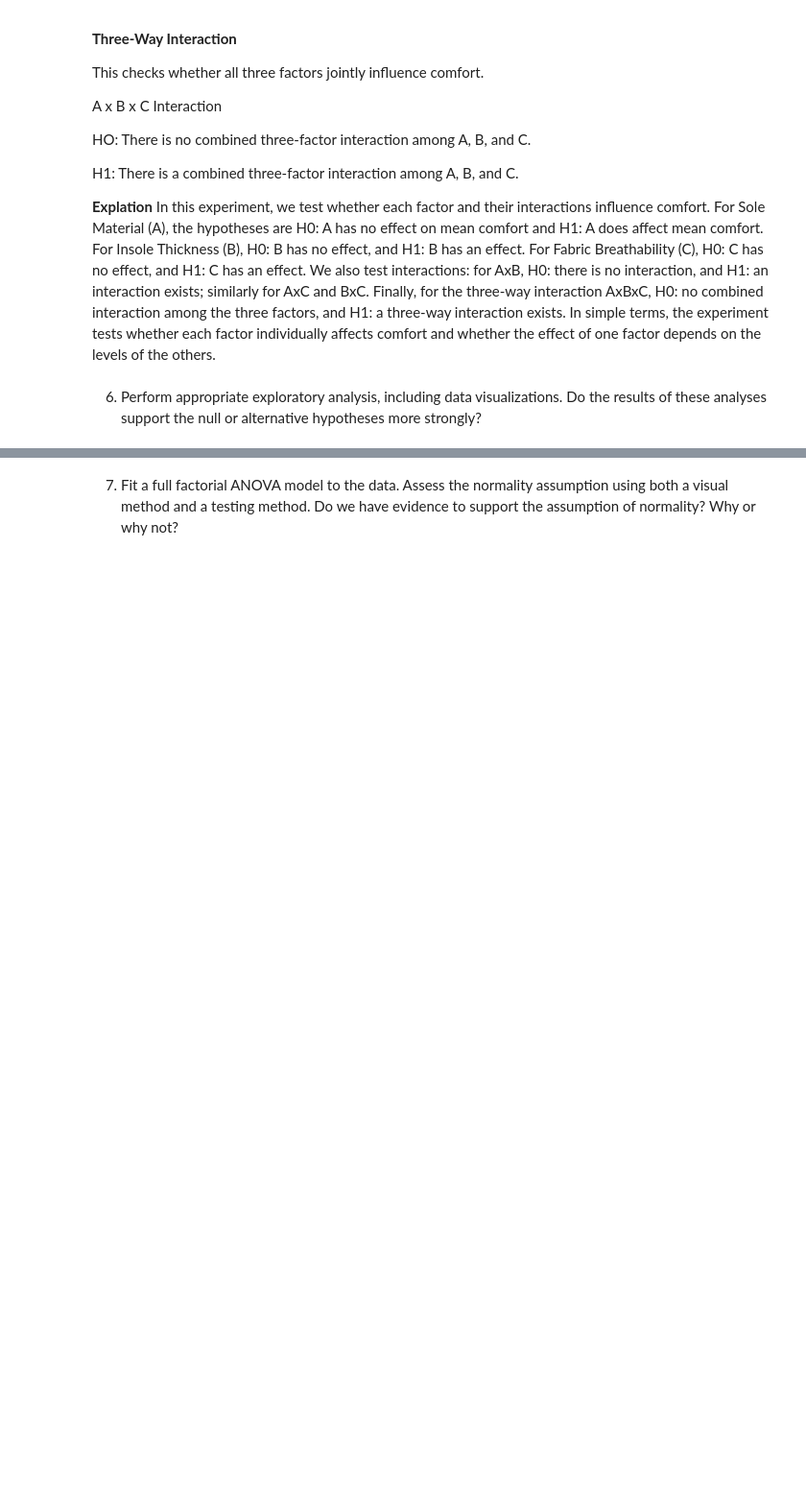
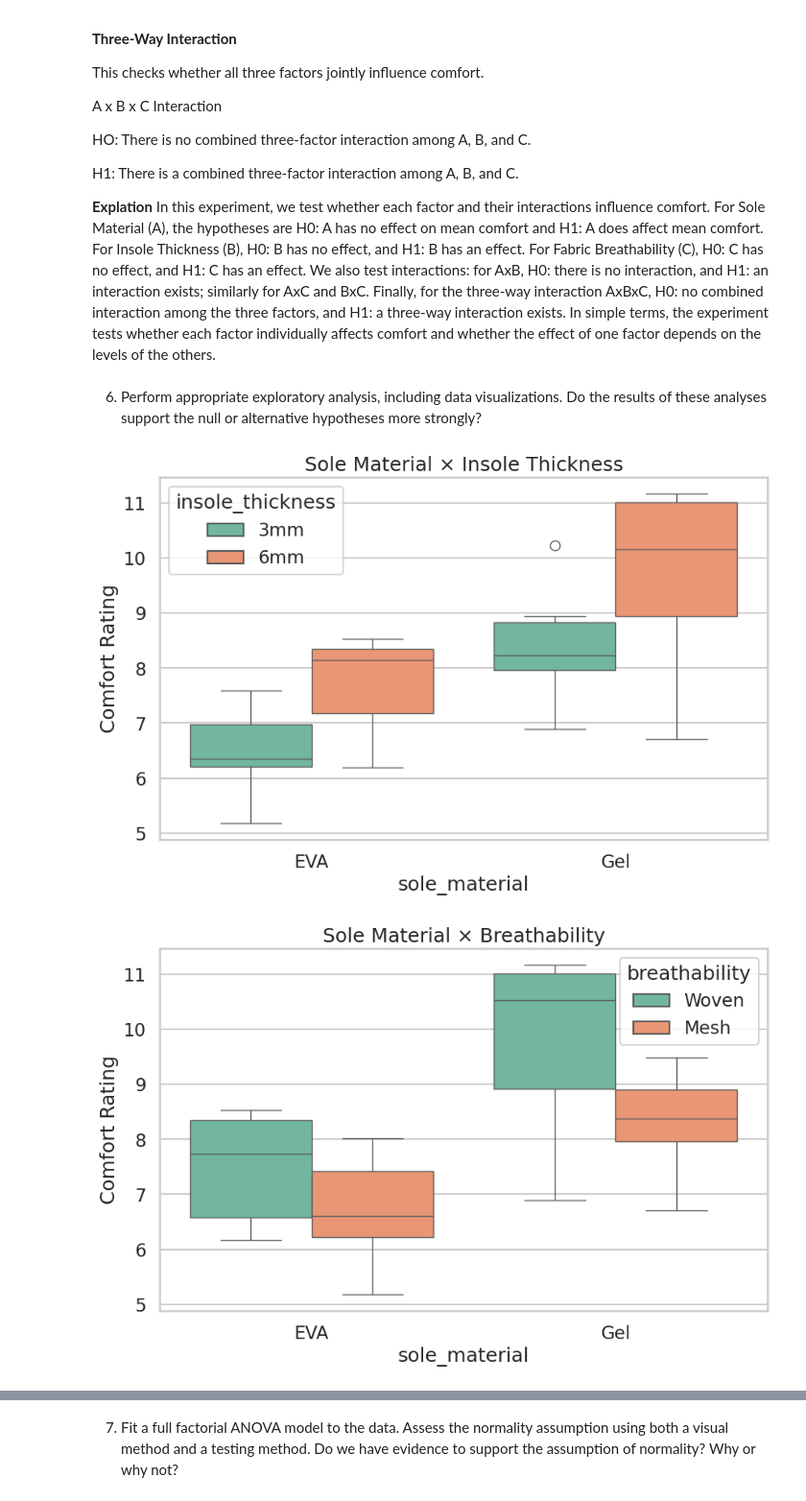
Before and after one commit to shahrukh-malikk/STAT-7220-Applied-Experimental-Design, a Jupyter notebook: Assignments/HW3/STAT-7220-HW3.ipynb, the cells around one changed output, grey strips where cells are left out. Shown: that part at 96% size. Cells and saved outputs as stored; diff of their text form; code cells hidden in the pictures; blank space fills up the shorter version.

```diff
--- a/Assignments/HW3/STAT-7220-HW3.ipynb
+++ b/Assignments/HW3/STAT-7220-HW3.ipynb
@@ -158,11 +158,58 @@ import seaborn as sns
 import statsmodels.api as sm
 from statsmodels.formula.api import ols
 
-df = pd.read_excel("Shoe Comfort Experiment.xlsx")
-#df.head()
-df.describe()
-group_desc = df.groupby(['sole_material','insole_thickness','breathability'])['comfort'].describe()
+df_shoes = pd.read_excel("Shoe Comfort Experiment.xlsx")
+#df_shoes.head()
+df_shoes.describe()
+group_desc = df_shoes.groupby(['sole_material','insole_thickness','breathability'])['comfort'].describe()
 #group_desc.head()
 sns.set(style="whitegrid", context="talk")
 # %%
+# Use a clean style
 sns.set(style="whitegrid", context="talk")
+
+# Choose one palette for ALL plots
+common_palette = "Set2"
+
+#Plot 1
+plt.figure(figsize=(10, 6))
+sns.boxplot(
+    data=df_shoes,
+    x='sole_material',
+    y='comfort',
+    hue='insole_thickness',
+    palette=common_palette
+)
+plt.title("Sole Material × Insole Thickness")
+plt.ylabel("Comfort Rating")
+plt.show()
+
+#Plot 2
+plt.figure(figsize=(10, 6))
+sns.boxplot(
+    data=df_shoes,
+    x='sole_material',
+    y='comfort',
+    hue='breathability',
+    palette=common_palette
+)
+plt.title("Sole Material × Breathability")
+plt.ylabel("Comfort Rating")
+plt.show()
+
+
+# Plot 3
+plt.figure(figsize=(10, 6))
+sns.boxplot(
+    data=df_shoes,
+    x='insole_thickness',
+    y='comfort',
+    hue='breathability',
+    palette=common_palette
+    )
+plt.title("Insole Thickness × Breathability")
+plt.ylabel("Comfort Rating")
+plt.show()
+# %% [output]
+[figure, added]
+[figure, added]
```
Also changed, not shown: parts of 18 cells of this notebook.
